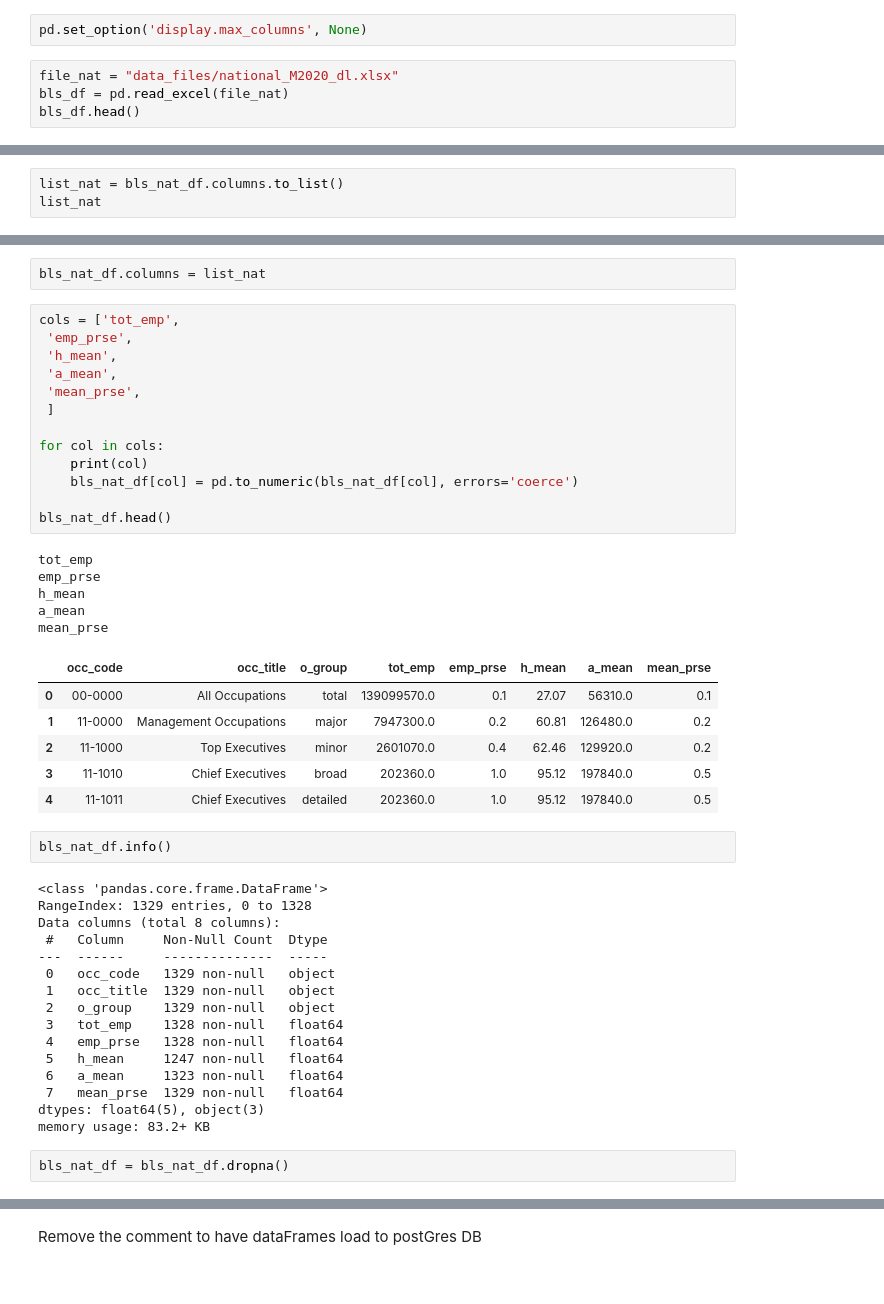
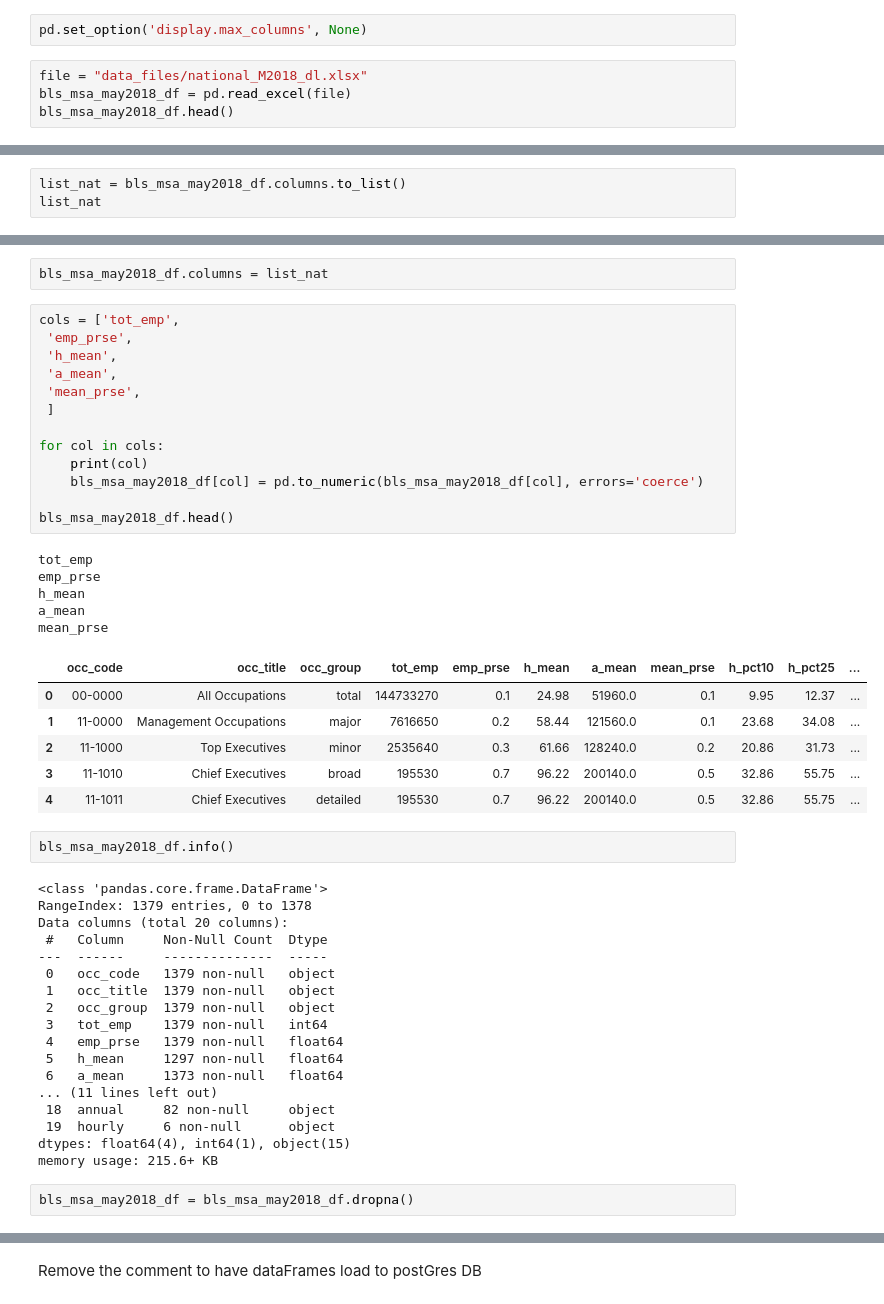
Before and after one commit to reachme1212/final_project, a Jupyter notebook: BLS_NAT_METRO_MAY2018.ipynb, the cells around one changed output, grey strips where cells are left out. Saved outputs shown, nothing was run; the diff lists cells and outputs as text.

```diff
--- a/BLS_NAT_METRO_MAY2018.ipynb
+++ b/BLS_NAT_METRO_MAY2018.ipynb
@@ -10,7 +10,7 @@ import io
 # %%
 pd.set_option('display.max_columns', None)
 # %%
-file_nat = "data_files/national_M2020_dl.xlsx"
-bls_df = pd.read_excel(file_nat)
-bls_df.head()
+file = "data_files/national_M2018_dl.xlsx"
+bls_msa_may2018_df = pd.read_excel(file)
+bls_msa_may2018_df.head()
 # %% [output]
@@ -75,5 +76,5 @@ bls_nat_df.head()
 # %%
-list_nat = bls_nat_df.columns.to_list()
+list_nat = bls_msa_may2018_df.columns.to_list()
 list_nat
 # %% [output]
 ['OCC_CODE',
@@ -99,48 +124,50 @@ list_nat
 # %%
-bls_nat_df.columns = list_nat
+bls_msa_may2018_df.columns = list_nat
 # %%
 cols = ['tot_emp',
  'emp_prse',
  'h_mean',
  'a_mean',
  'mean_prse',
  ]
 
 for col in cols:
     print(col)
-    bls_nat_df[col] = pd.to_numeric(bls_nat_df[col], errors='coerce')
+    bls_msa_may2018_df[col] = pd.to_numeric(bls_msa_may2018_df[col], errors='coerce')
 
-bls_nat_df.head()
+bls_msa_may2018_df.head()
 # %% [output]
 tot_emp
 emp_prse
 h_mean
 a_mean
 mean_prse
-|  | occ_code | occ_title | o_group | tot_emp | emp_prse | h_mean | a_mean | mean_prse |
-| 0 | 00-0000 | All Occupations | total | 139099570.0 | 0.1 | 27.07 | 56310.0 | 0.1 |
-| 1 | 11-0000 | Management Occupations | major | 7947300.0 | 0.2 | 60.81 | 126480.0 | 0.2 |
-| 2 | 11-1000 | Top Executives | minor | 2601070.0 | 0.4 | 62.46 | 129920.0 | 0.2 |
-| 3 | 11-1010 | Chief Executives | broad | 202360.0 | 1.0 | 95.12 | 197840.0 | 0.5 |
-| 4 | 11-1011 | Chief Executives | detailed | 202360.0 | 1.0 | 95.12 | 197840.0 | 0.5 |
+|  | occ_code | occ_title | occ_group | tot_emp | emp_prse | h_mean | a_mean | mean_prse | h_pct10 | h_pct25 | ... |
+| 0 | 00-0000 | All Occupations | total | 144733270 | 0.1 | 24.98 | 51960.0 | 0.1 | 9.95 | 12.37 | ... |
+| 1 | 11-0000 | Management Occupations | major | 7616650 | 0.2 | 58.44 | 121560.0 | 0.1 | 23.68 | 34.08 | ... |
+| 2 | 11-1000 | Top Executives | minor | 2535640 | 0.3 | 61.66 | 128240.0 | 0.2 | 20.86 | 31.73 | ... |
+| 3 | 11-1010 | Chief Executives | broad | 195530 | 0.7 | 96.22 | 200140.0 | 0.5 | 32.86 | 55.75 | ... |
+| 4 | 11-1011 | Chief Executives | detailed | 195530 | 0.7 | 96.22 | 200140.0 | 0.5 | 32.86 | 55.75 | ... |
 # %%
-bls_nat_df.info()
+bls_msa_may2018_df.info()
 # %% [output]
 <class 'pandas.core.frame.DataFrame'>
-RangeIndex: 1329 entries, 0 to 1328
-Data columns (total 8 columns):
+RangeIndex: 1379 entries, 0 to 1378
+Data columns (total 20 columns):
  #   Column     Non-Null Count  Dtype
 ---  ------     --------------  -----
- 0   occ_code   1329 non-null   object
- 1   occ_title  1329 non-null   object
- 2   o_group    1329 non-null   object
- 3   tot_emp    1328 non-null   float64
- 4   emp_prse   1328 non-null   float64
- 5   h_mean     1247 non-null   float64
- 6   a_mean     1323 non-null   float64
- 7   mean_prse  1329 non-null   float64
-dtypes: float64(5), object(3)
-memory usage: 83.2+ KB
+ 0   occ_code   1379 non-null   object
+ 1   occ_title  1379 non-null   object
+ 2   occ_group  1379 non-null   object
+ 3   tot_emp    1379 non-null   int64
+ 4   emp_prse   1379 non-null   float64
+ 5   h_mean     1297 non-null   float64
+ 6   a_mean     1373 non-null   float64
+... (11 lines left out)
+ 18  annual     82 non-null     object
+ 19  hourly     6 non-null      object
+dtypes: float64(4), int64(1), object(15)
+memory usage: 215.6+ KB
 # %%
-bls_nat_df = bls_nat_df.dropna()
+bls_msa_may2018_df = bls_msa_may2018_df.dropna()
 # %%
```
Also changed, not shown: parts of 21 cells of this notebook, 1 other file.
